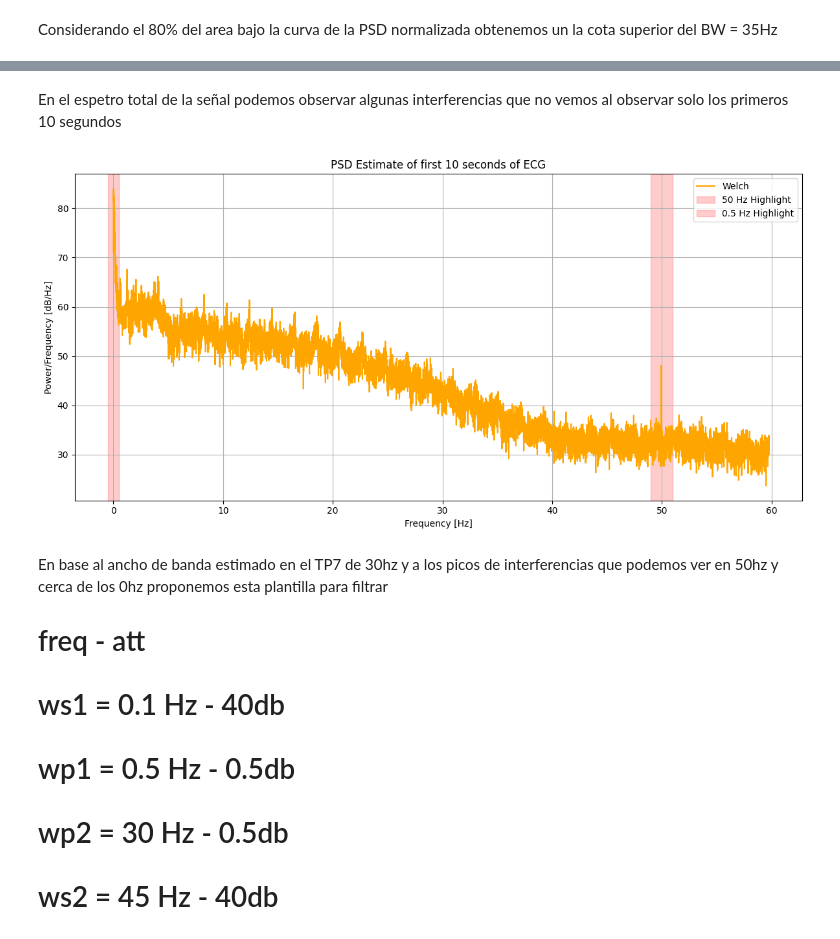
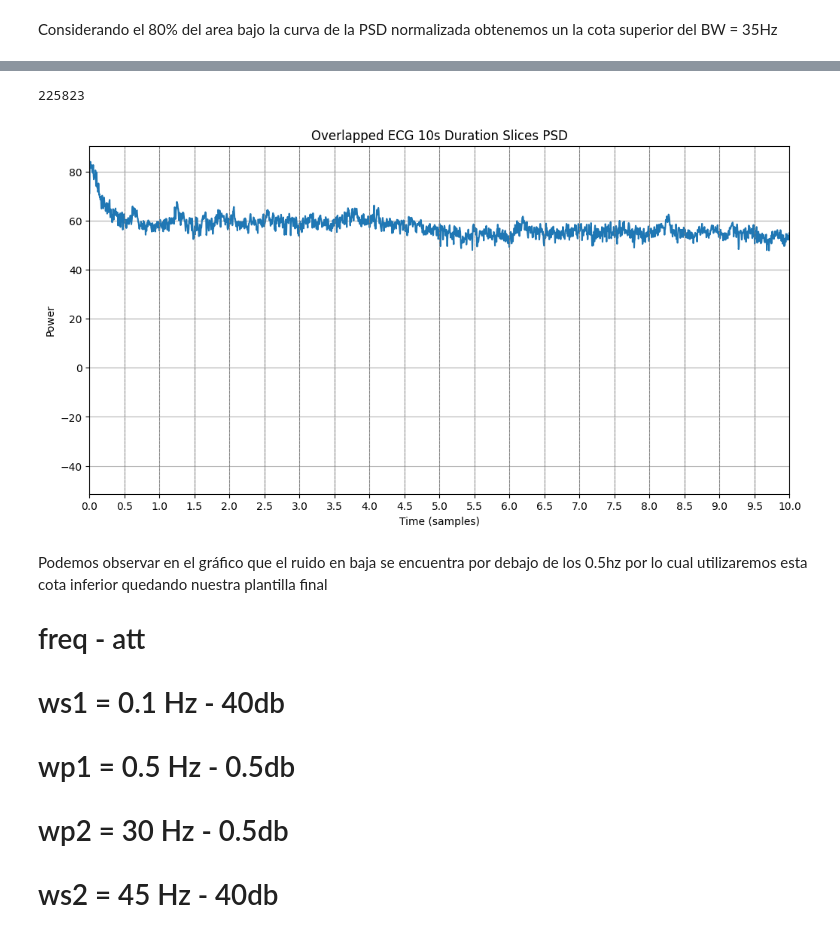
Before and after one commit to joacocibeira/PDS, a Jupyter notebook: tp_08/tp_08.ipynb, the cells around one changed output, grey strips where cells are left out. Cells and saved outputs as stored; diff of their text form; code cells hidden in the pictures.

```diff
--- a/tp_08/tp_08.ipynb
+++ b/tp_08/tp_08.ipynb
@@ -257,2 +183,0 @@ plt.show()
-# %% [markdown]
-En el espetro total de la señal podemos observar algunas interferencias que no vemos al observar solo los primeros 10 segundos
@@ -263,25 +184,28 @@ hz_49 = (len(f_ecg) // 500) * 49
-# %%
-
-plt.figure(figsize=(12, 6))
-
-plt.plot(f_ecg[:hz_60],  10*np.log10(Pxx_ecg[:hz_60]), label="Welch", color="orange")
-
-plt.title("PSD Estimate of first 10 seconds of ECG")
-plt.xlabel("Frequency [Hz]")
-plt.ylabel("Power/Frequency [dB/Hz]")
-plt.axvspan(49, 51, color='red', alpha=0.2, label="50 Hz Highlight")  # Shaded region
-plt.axvspan(-0.5, 0.5, color='red', alpha=0.2, label="0.5 Hz Highlight")  # Shaded region
-
-
-plt.grid(True)
-plt.legend()
-
-plt.tight_layout()
-plt.show()
-# %% [output]
-[figure, removed]
+# %%
+len(ecg_lead) // 5
+# %% [output]
+225823
+# %%
+
+plt.figure(figsize=(12, 6))
+
+plt.plot(f, 10 * np.log10(p))
+plt.title("Overlapped ECG 10s Duration Slices PSD")
+plt.xlabel("Time (samples)")
+plt.ylabel("Power")
+plt.xlim(0, 10)
+
+plt.xticks(np.arange(0, 10.5, 0.5))
+
+for x in np.arange(0.5, 10.5, 0.5):
+    plt.axvline(x=x, color='gray', linestyle='--', linewidth=0.7)
+
+plt.grid()
+plt.show()
+# %% [output]
+[figure, added]
 # %% [markdown]
-En base al ancho de banda estimado en el TP7 de 30hz y a los picos de interferencias que podemos ver en 50hz y cerca de los 0hz proponemos esta plantilla para filtrar
+Podemos observar en el gráfico que el ruido en baja se encuentra por debajo de los 0.5hz por lo cual utilizaremos esta cota inferior quedando nuestra plantilla final
 #       freq   - att
 # ws1 = 0.1 Hz - 40db
 # wp1 = 0.5 Hz - 0.5db
```
Also changed, not shown: parts of 18 cells of this notebook.
